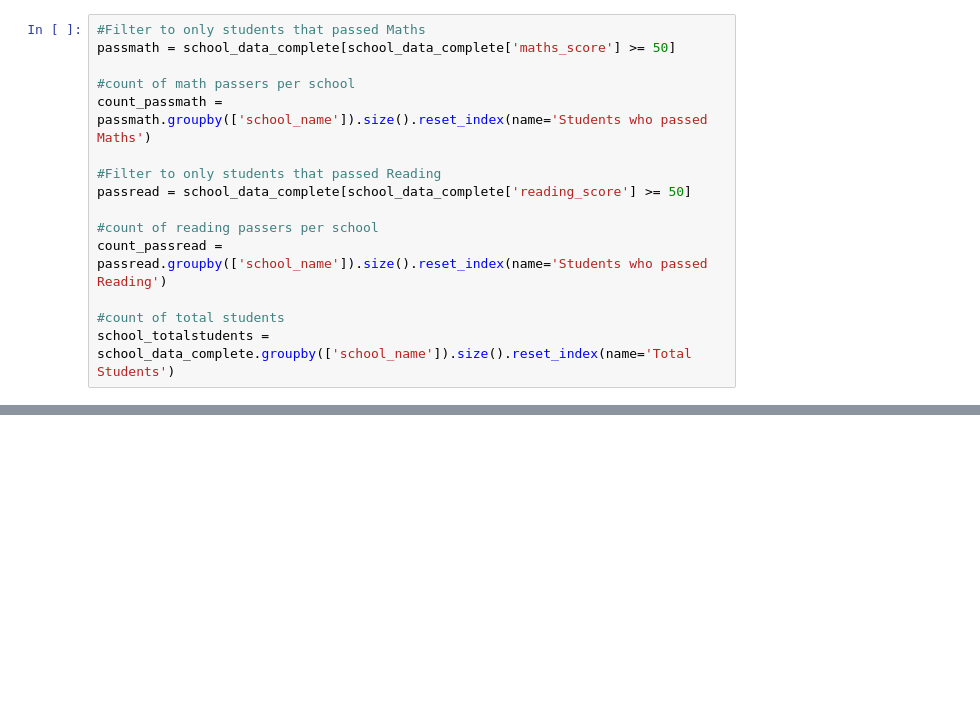
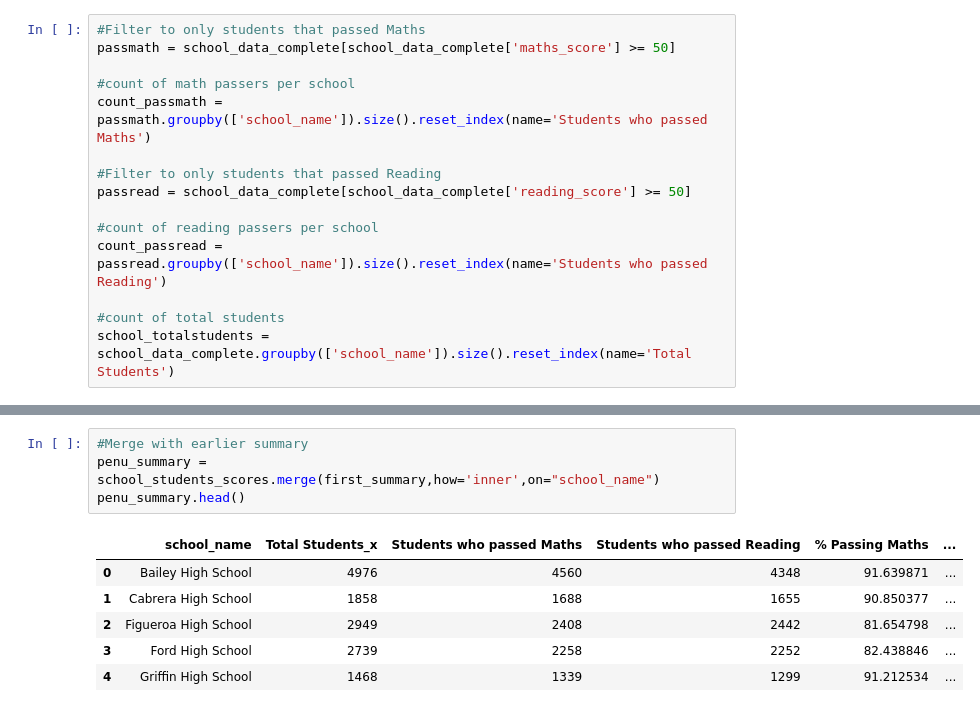
Before and after one commit to shanCH3n/pandas-challenge, a Jupyter notebook: PyCitySchools_MAIN.ipynb, the cells around one changed output, grey strips where cells are left out. Drawn from its saved outputs; the diff is of its cells as text; blank space fills up the shorter version.

```diff
--- a/PyCitySchools_MAIN.ipynb
+++ b/PyCitySchools_MAIN.ipynb
@@ -537,0 +587,11 @@ school_students_scores.head()
+# %%
+#Merge with earlier summary
+penu_summary = school_students_scores.merge(first_summary,how='inner',on="school_name")
+penu_summary.head()
+# %% [output]
+|  | school_name | Total Students_x | Students who passed Maths | Students who passed Reading | % Passing Maths | ... |
+| 0 | Bailey High School | 4976 | 4560 | 4348 | 91.639871 | ... |
+| 1 | Cabrera High School | 1858 | 1688 | 1655 | 90.850377 | ... |
+| 2 | Figueroa High School | 2949 | 2408 | 2442 | 81.654798 | ... |
+| 3 | Ford High School | 2739 | 2258 | 2252 | 82.438846 | ... |
+| 4 | Griffin High School | 1468 | 1339 | 1299 | 91.212534 | ... |
```
Also changed, not shown: parts of 9 cells of this notebook.
